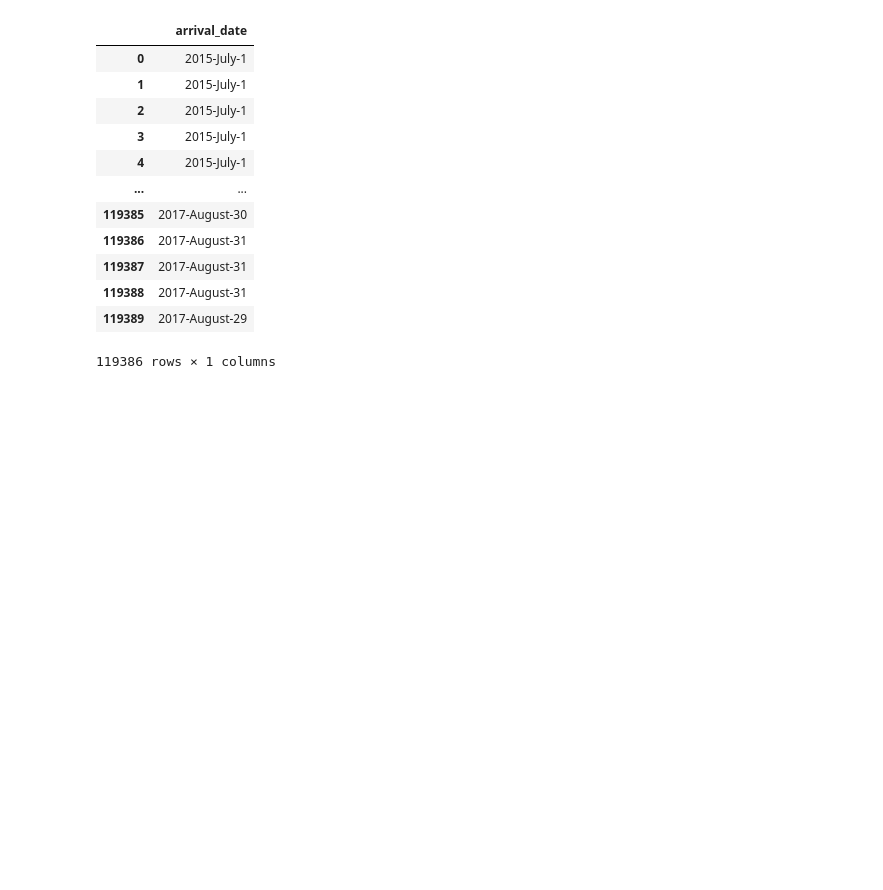
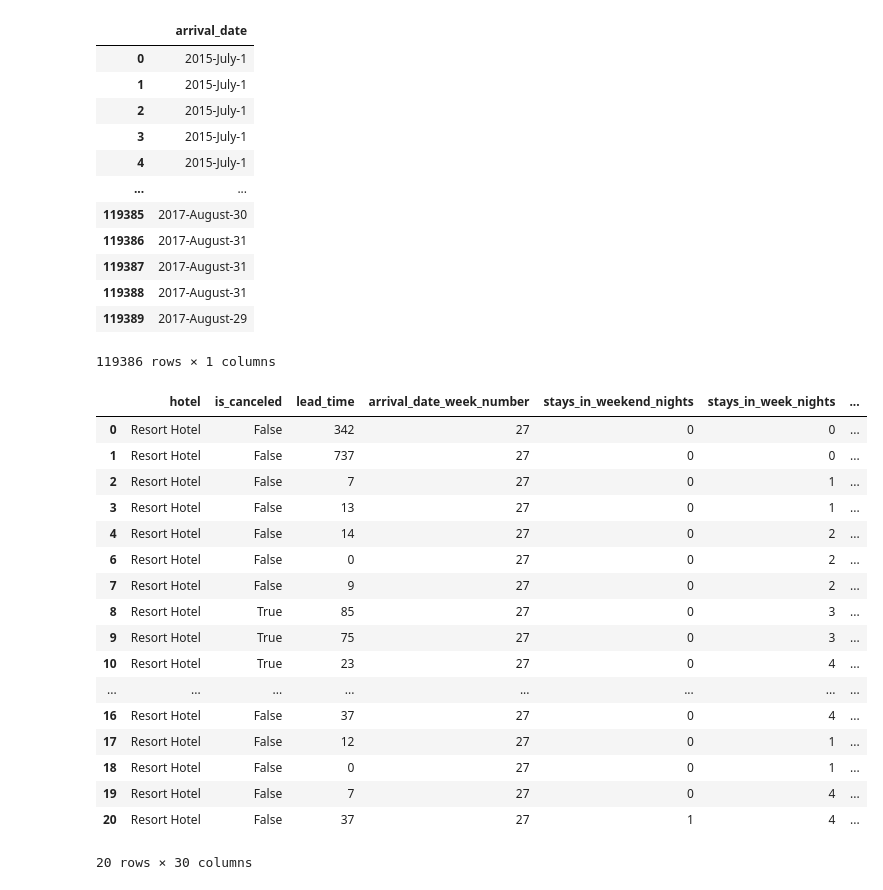
Before and after one commit to codedbyyprince/hotel-booking-cleaning, a Jupyter notebook: 01.ipynb, the cells around one changed output. Cells and saved outputs as stored; diff of their text form; code cells hidden in the pictures; blank space fills up the shorter version.

```diff
--- a/01.ipynb
+++ b/01.ipynb
@@ -108,3 +108,5 @@ labels = ['0-100', '101-200','201-300','301-400','401-500','501-600','601-700','
 bins = [0,100, 200, 300, 400, 500, 600, 700, 800]
 df['lead_time_bins']= pd.cut(df['lead_time'], labels=labels, bins=bins)
 df[['lead_time','lead_time_bins']]
+df.drop(columns='lead_time')
+df.rename(columns= {'lead_time_bins': 'lead_time'}, inplace=True)
@@ -155,3 +133,28 @@ df[['arrival_date']]
 | 119388 | 2017-August-31 |
 | 119389 | 2017-August-29 |
 119386 rows × 1 columns
+# %%
+df.loc[df.duplicated(keep=False)]
+df.drop_duplicates(keep='first', inplace=True)
+# %%
+#Completed
+df.head(20)
+# %% [output]
+|  | hotel | is_canceled | lead_time | arrival_date_week_number | stays_in_weekend_nights | stays_in_week_nights | ... |
+| 0 | Resort Hotel | False | 342 | 27 | 0 | 0 | ... |
+| 1 | Resort Hotel | False | 737 | 27 | 0 | 0 | ... |
+| 2 | Resort Hotel | False | 7 | 27 | 0 | 1 | ... |
+| 3 | Resort Hotel | False | 13 | 27 | 0 | 1 | ... |
+| 4 | Resort Hotel | False | 14 | 27 | 0 | 2 | ... |
+| 6 | Resort Hotel | False | 0 | 27 | 0 | 2 | ... |
+| 7 | Resort Hotel | False | 9 | 27 | 0 | 2 | ... |
+| 8 | Resort Hotel | True | 85 | 27 | 0 | 3 | ... |
+| 9 | Resort Hotel | True | 75 | 27 | 0 | 3 | ... |
+| 10 | Resort Hotel | True | 23 | 27 | 0 | 4 | ... |
+| ... | ... | ... | ... | ... | ... | ... | ... |
+| 16 | Resort Hotel | False | 37 | 27 | 0 | 4 | ... |
+| 17 | Resort Hotel | False | 12 | 27 | 0 | 1 | ... |
+| 18 | Resort Hotel | False | 0 | 27 | 0 | 1 | ... |
+| 19 | Resort Hotel | False | 7 | 27 | 0 | 4 | ... |
+| 20 | Resort Hotel | False | 37 | 27 | 1 | 4 | ... |
+20 rows × 30 columns
```
Also changed, not shown: parts of 2 cells of this notebook.
